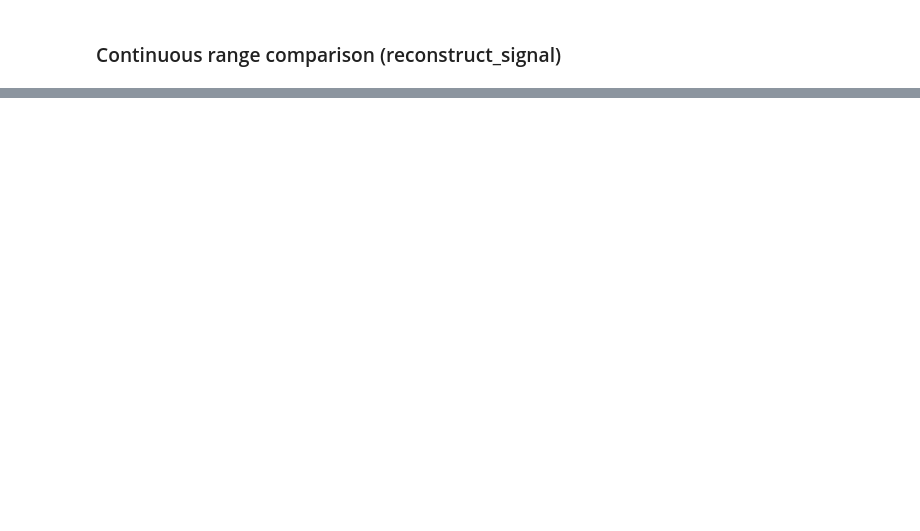
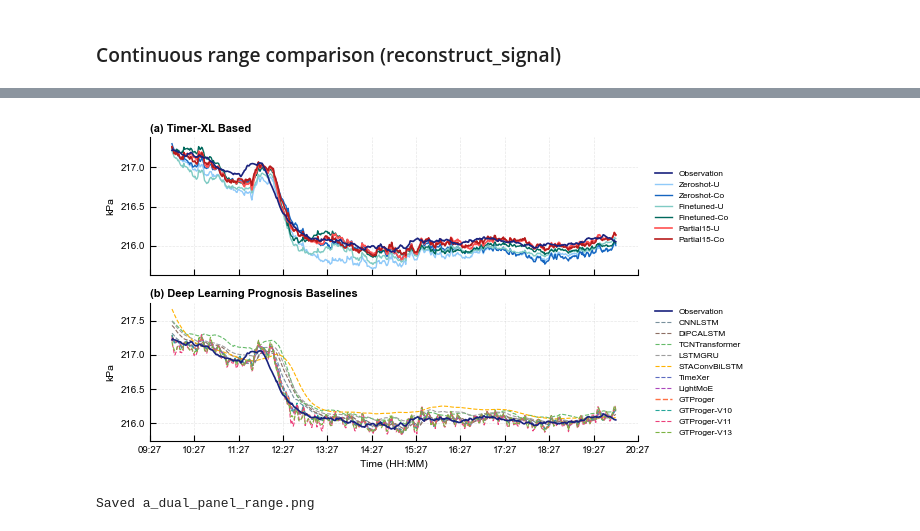
Before and after one commit to Moenea/TSFM, a Jupyter notebook: figures/PCA101A/plot_fault_prognosis.ipynb, the cells around one changed output, grey strips where cells are left out. Cells and saved outputs as stored; diff of their text form; code cells hidden in the pictures; blank space fills up the shorter version.

```diff
--- a/figures/PCA101A/plot_fault_prognosis.ipynb
+++ b/figures/PCA101A/plot_fault_prognosis.ipynb
@@ -412,0 +626,79 @@ plot_range_comparison(
+# %%
+# ========== Dual-panel: TSFM (top) vs MyTimeXer (bottom) ==========
+import matplotlib.pyplot as plt
+import matplotlib.dates as mdates
+import numpy as np, pandas as pd
+
+plt.rcParams.update({
+    "font.family": "sans-serif",
+    "font.sans-serif": ["Arial", "Helvetica", "DejaVu Sans"],
+    "font.size": 7.5, "axes.labelsize": 7.5, "axes.titlesize": 8,
+    "axes.titleweight": "bold", "axes.linewidth": 0.8,
+    "xtick.labelsize": 7, "ytick.labelsize": 7,
+    "xtick.direction": "in", "ytick.direction": "in",
+    "legend.fontsize": 6.5, "legend.frameon": False,
+    "grid.linestyle": "--", "grid.linewidth": 0.5, "grid.alpha": 0.3,
+    "pdf.fonttype": 42, "ps.fonttype": 42,
+})
+
+start_t = 111600; duration = 600; end_t = start_t + duration
+x_vals = pd.date_range(start="2024-09-10 09:57:00", periods=duration + 1, freq="min")
+
+obs = reconstruct_signal(plot_true, start_t, end_t, pred_len=eval_steps)
+
+tsfm_models = [
+    (pred_zeroshot_u,   "Zeroshot-U",   C_ZS_U,   '-',  1.0),
+    (pred_zeroshot_co,  "Zeroshot-Co",  C_ZS_CO,  '-',  1.0),
+    (pred_finetuned_u,  "Finetuned-U",  C_FT_U,   '-',  1.0),
+    (pred_finetuned_co, "Finetuned-Co", C_FT_CO,  '-',  1.0),
+    (pred_partial15_u,  "Partial15-U",  C_P15_U,  '-',  1.2),
+    (pred_partial15_co, "Partial15-Co", C_P15_CO, '-',  1.2),
+]
+mtx_models = [
+    (pred_cnnlstm,       "CNNLSTM",       C_CNNLSTM,       '--', 0.8),
+    (pred_dipcalstm,     "DiPCALSTM",     C_DIPCALSTM,     '--', 0.8),
+    (pred_tcn,           "TCNTransformer", C_TCN,           '--', 0.8),
+    (pred_lstmgru,       "LSTMGRU",       C_LSTMGRU,       '--', 0.8),
+    (pred_STAConvBiLSTM, "STAConvBiLSTM", C_STACONVBILSTM, '--', 0.8),
+    (pred_timexer,       "TimeXer",       C_TIMEXER,       '--', 0.8),
+    (pred_lightmoe,      "LightMoE",      C_LIGHTMOE,      '--', 0.8),
+    (plot_pred_gtp,      "GTProger",      C_GTPROGER,      '--', 1.0),
+    (pred_gtprogerv10,   "GTProger-V10",  C_V10,           '--', 0.8),
+    (pred_gtprogerv11,   "GTProger-V11",  C_V11,           '--', 0.8),
+    (pred_gtprogerv13,   "GTProger-V13",  C_V13,           '--', 0.8),
+]
+
+fig, (ax1, ax2) = plt.subplots(2, 1, figsize=(16/2.54, 10/2.54), sharex=True,
+                                gridspec_kw={'hspace': 0.2})
+
+for ax, group, title in [(ax1, tsfm_models, "(a) Timer-XL Based"),
+                          (ax2, mtx_models,  "(b) Deep Learning Prognosis Baselines")]:
+    ax.plot(x_vals, obs, label="Observation", linewidth=1.2, color="#1A237E", zorder=10)
+    for data, label, color, ls, lw in group:
+        sig = reconstruct_signal(data, start_t, end_t, pred_len=eval_steps)
+        ax.plot(x_vals, sig, label=label, color=color, linestyle=ls, linewidth=lw, zorder=3)
+    ax.set_title(title, loc='left', fontsize=8, fontweight='bold', pad=4)
+    ax.set_ylabel("kPa", fontsize=7.5)
+    ax.grid(True, linestyle='--', linewidth=0.5, alpha=0.3)
+    ax.spines['top'].set_visible(False); ax.spines['right'].set_visible(False)
+
+    # 修改图例位置到右侧
+    ax.legend(loc='center left', bbox_to_anchor=(1.02, 0.5), fontsize=6,
+              ncol=1, handlelength=2.0, frameon=False)
+
+    ax.tick_params(axis='both', which='major', direction='in', length=4, width=0.8)
+
+ax2.xaxis.set_major_locator(mdates.MinuteLocator(interval=60))
+ax2.xaxis.set_major_formatter(mdates.DateFormatter("%H:%M"))
+ax2.set_xlabel("Time (HH:MM)", fontsize=7.5)
+
+# 调整右侧边距为图例留出空间
+plt.subplots_adjust(right=0.9)
+plt.tight_layout()
+
+fig.savefig("a_dual_panel_range.png", dpi=600, bbox_inches='tight', facecolor='white')
+plt.show()
+print("Saved a_dual_panel_range.png")
+# %% [output]
+[figure, added]
+Saved a_dual_panel_range.png
```
Also changed, not shown: parts of 16 cells of this notebook, 14 other files.
